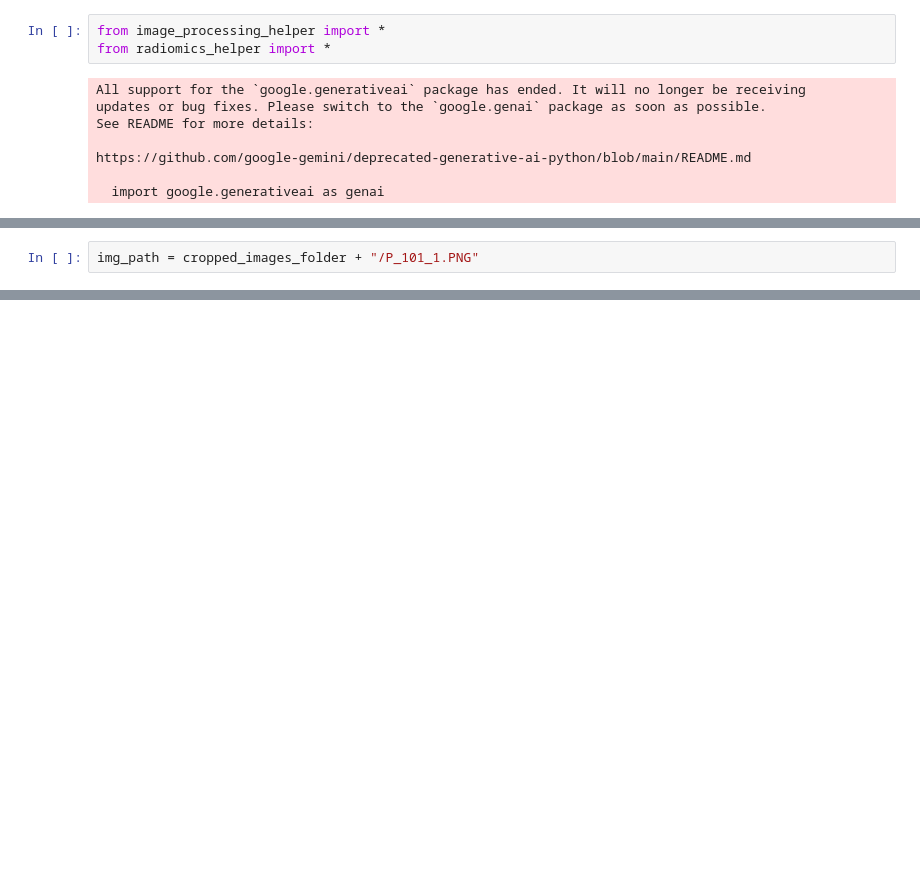
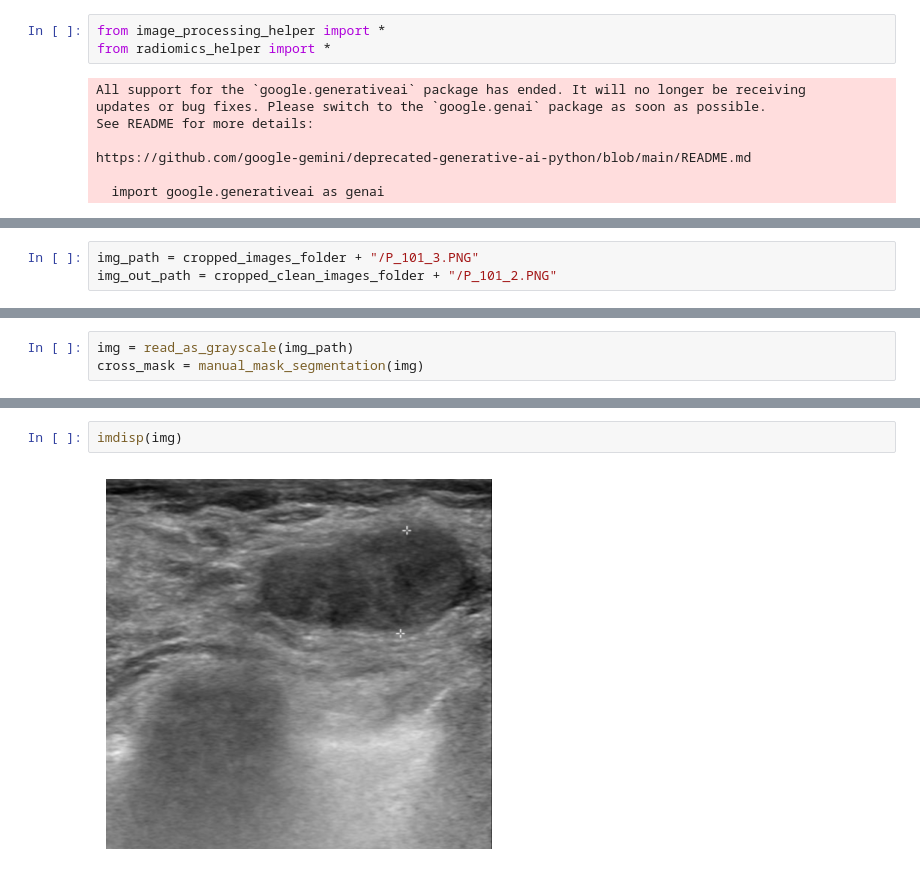
Before and after one commit to ViciousDove19/Breast_Cancer_Ultrasound_Project_AIIMS, a Jupyter notebook: models/ALN_classification.ipynb, the cells around one changed output, grey strips where cells are left out. Cells and saved outputs as stored; diff of their text form; blank space fills up the shorter version.

```diff
--- a/models/ALN_classification.ipynb
+++ b/models/ALN_classification.ipynb
@@ -17,2 +21,3 @@ cropped_images_folder = "../data/nodes_data/december_nodes_images/Cropped_Images
 # %%
-img_path = cropped_images_folder + "/P_101_1.PNG"
+img_path = cropped_images_folder + "/P_101_3.PNG"
+img_out_path = cropped_clean_images_folder + "/P_101_2.PNG"
@@ -22,0 +24,3 @@ Error in detection: 403 Your API key was reported as leaked. Please use another
+# %%
+img = read_as_grayscale(img_path)
+cross_mask = manual_mask_segmentation(img)
@@ -22,0 +87,4 @@ Error in detection: 403 Your API key was reported as leaked. Please use another
+# %%
+imdisp(img)
+# %% [output]
+[figure, added]
```
Also changed, not shown: parts of 9 cells of this notebook, 3 other files.
